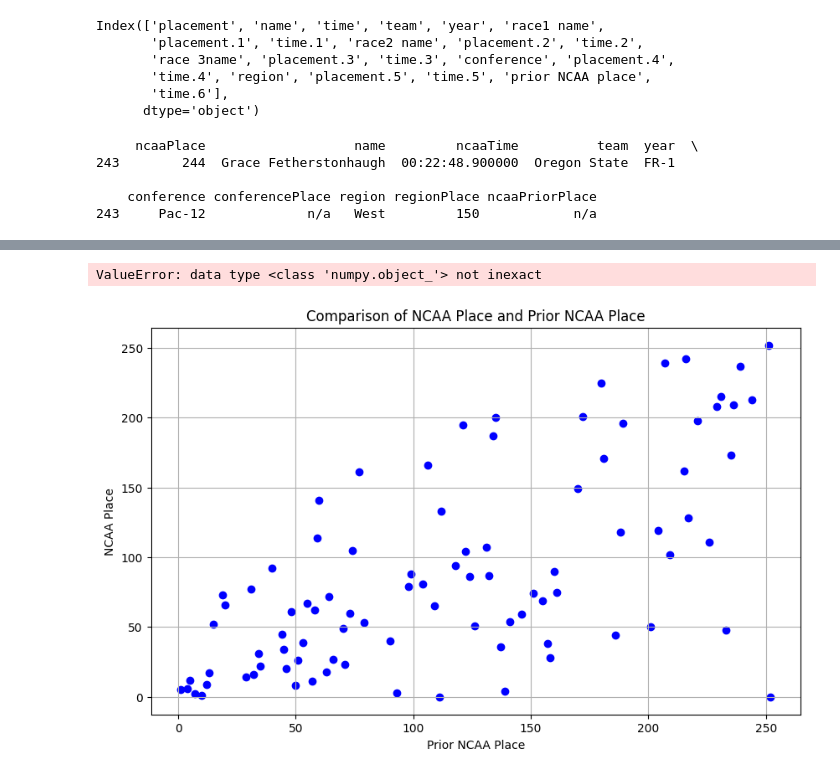
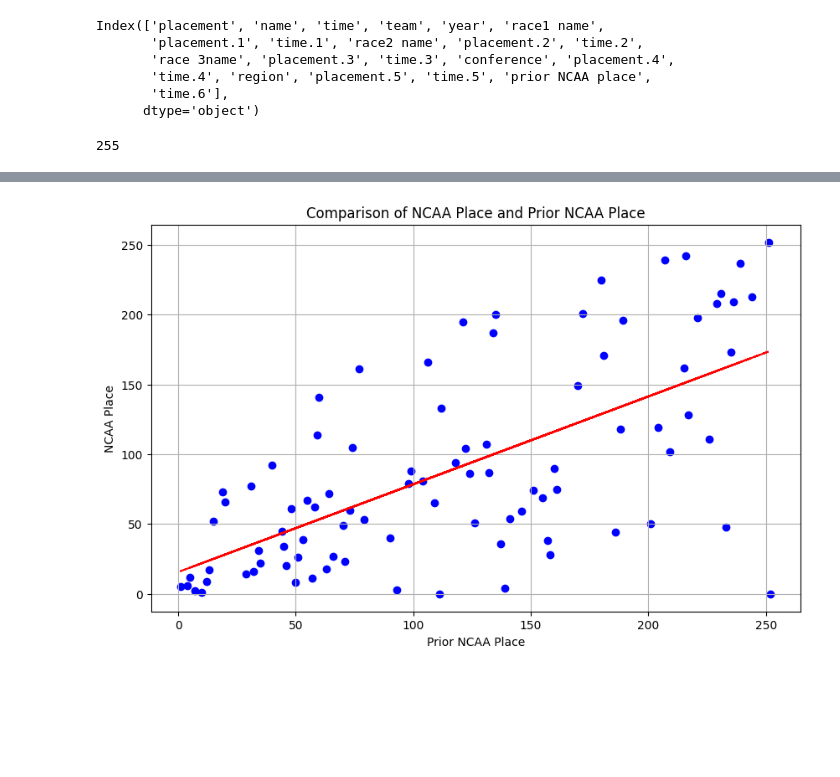
Before and after one commit to LukeLambert11/ncaaProject, a Jupyter notebook: notebooks/test.ipynb, the cells around one changed output, grey strips where cells are left out. Saved outputs shown, nothing was run; the diff lists cells and outputs as text; code cells hidden in the pictures; blank space fills up the shorter version.

```diff
--- a/notebooks/test.ipynb
+++ b/notebooks/test.ipynb
@@ -33,13 +33,9 @@ df['conferencePlace'] = df['conferencePlace'].apply(ordinal_to_int)
 df['regionPlace'] = df['regionPlace'].apply(ordinal_to_int)
 df['ncaaPriorPlace'] = df['ncaaPriorPlace'].apply(ordinal_to_int)
 
-print(df[df['ncaaPlace'] == 244])
+print(len(df))
 # %% [output]
-     ncaaPlace                   name         ncaaTime          team  year  \
-243        244  Grace Fetherstonhaugh  00:22:48.900000  Oregon State  FR-1
-
-    conference conferencePlace region regionPlace ncaaPriorPlace
-243     Pac-12             n/a   West         150            n/a
+255
 # %%
 #comparison of NCAA Place and Prior NCAA Place
 
@@ -47,7 +43,9 @@ import matplotlib.pyplot as plt
 import numpy as np
 
 
-filtered_df = df[df['ncaaPriorPlace'] != 'n/a']
+filtered_df = df.copy()
+filtered_df.dropna(subset=['ncaaPlace', 'ncaaPriorPlace'], inplace=True)
+filtered_df = filtered_df[filtered_df['ncaaPlace'] != 'DNF']
 
 # Plotting the comparison
 plt.figure(figsize=(10, 6))
@@ -58,7 +56,8 @@ plt.ylabel('NCAA Place')
 plt.title('Comparison of NCAA Place and Prior NCAA Place')
 plt.grid(True)
 
-print(filtered_df)
+print(len(filtered_df))
+print(len(df))
 
 # Compute the best fit line (least squares regression)
 slope, intercept = np.polyfit(filtered_df['ncaaPriorPlace'], filtered_df['ncaaPlace'], 1)
@@ -89,3 +73,2 @@ plt.show()
-ValueError: data type <class 'numpy.object_'> not inexact
-[figure, old version]
+[figure, new version]
 # %%
```
Also changed, not shown: parts of 4 cells of this notebook.
